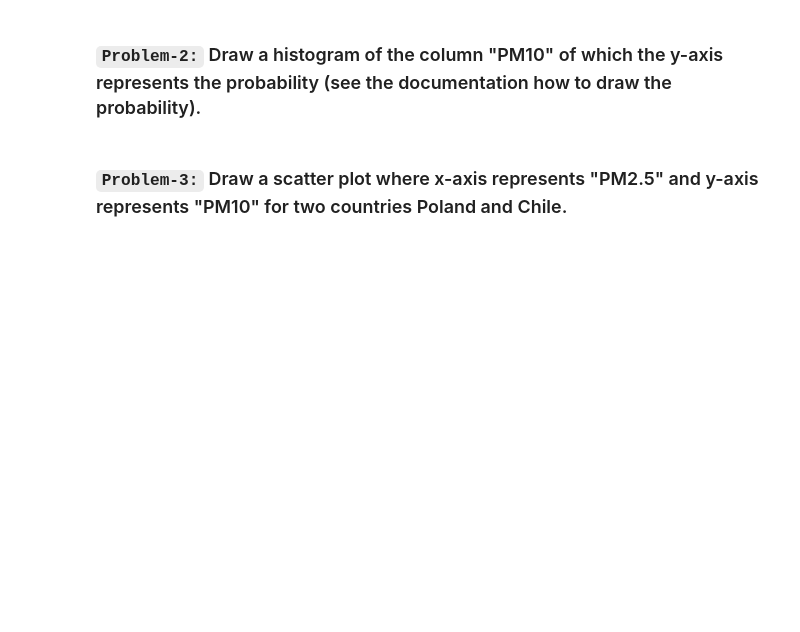
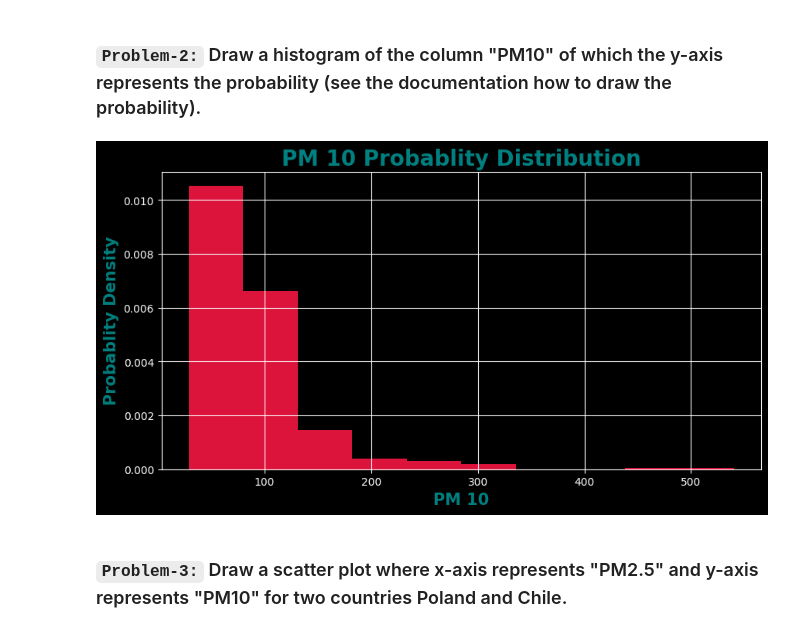
Before and after one commit to rishabhk1501/Data-Analytics-Tasks, a Jupyter notebook: session_23_task_soln.ipynb, the cells around one changed output. Saved outputs shown, nothing was run; the diff lists cells and outputs as text; code cells hidden in the pictures; blank space fills up the shorter version.

```diff
--- a/session_23_task_soln.ipynb
+++ b/session_23_task_soln.ipynb
@@ -78,6 +78,18 @@ plt.show()
 [figure]
 # %% [markdown]
 ### **`Problem-2:`** Draw a histogram of the  column "PM10" of which the y-axis represents the probability (see the documentation how to draw the probability).
+# %%
+plt.figure(figsize=(10,5))
+plt.hist(df['PM10'],density=True,color='#DC143C')
+
+plt.title('PM 10 Probablity Distribution',fontdict={'fontsize':20,'weight': 'bold','color': '#008080'})
+plt.xlabel('PM 10',fontdict={'fontsize':15,'weight': 'bold','color': '#008080'})
+plt.ylabel('Probablity Density',fontdict={'fontsize':15,'weight': 'bold','color': '#008080'})
+
+plt.grid()
+plt.show()
+# %% [output]
+[figure, added]
 # %% [markdown]
 ### **`Problem-3:`** Draw a scatter plot where x-axis represents "PM2.5" and y-axis represents "PM10" for two countries Poland and Chile.
 # %% [markdown]
```
